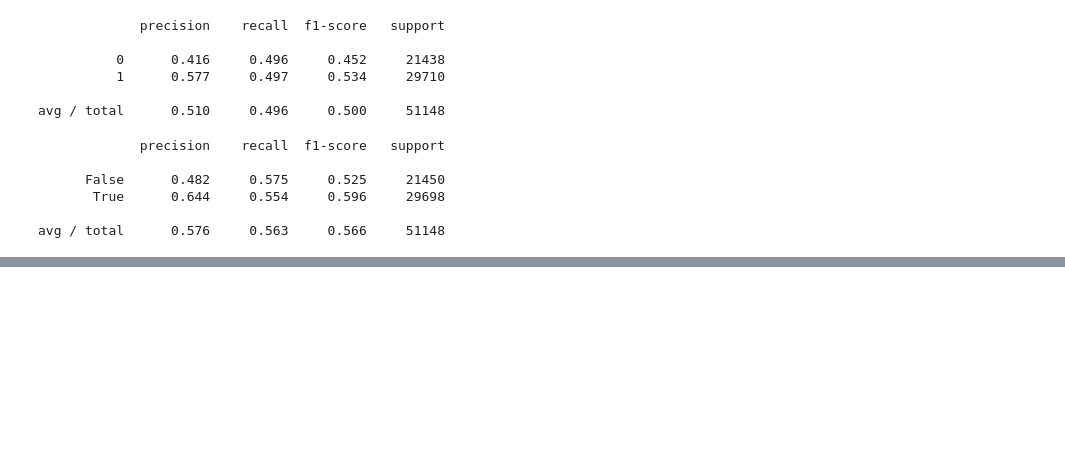
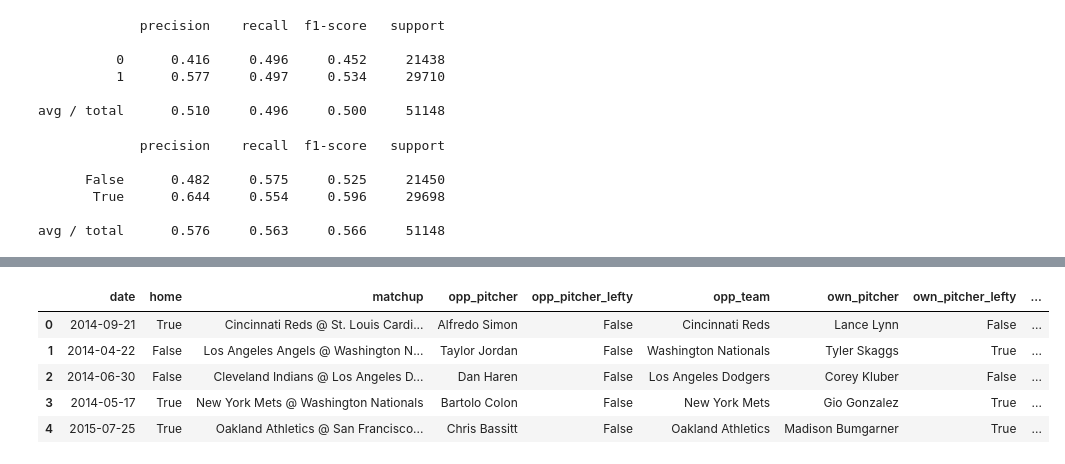
Before and after one commit to spelkey1/bts, a Jupyter notebook: analysis_main.ipynb, the cells around one changed output, grey strips where cells are left out. Saved outputs shown, nothing was run; the diff lists cells and outputs as text; code cells hidden in the pictures; blank space fills up the shorter version.

```diff
--- a/analysis_main.ipynb
+++ b/analysis_main.ipynb
@@ -310,0 +396,9 @@ df.to_csv('data/analysis_2_.csv', index = False)
+# %%
+df.head()
+# %% [output]
+|  | date | home | matchup | opp_pitcher | opp_pitcher_lefty | opp_team | own_pitcher | own_pitcher_lefty | ... |
+| 0 | 2014-09-21 | True | Cincinnati Reds @ St. Louis Cardi... | Alfredo Simon | False | Cincinnati Reds | Lance Lynn | False | ... |
+| 1 | 2014-04-22 | False | Los Angeles Angels @ Washington N... | Taylor Jordan | False | Washington Nationals | Tyler Skaggs | True | ... |
+| 2 | 2014-06-30 | False | Cleveland Indians @ Los Angeles D... | Dan Haren | False | Los Angeles Dodgers | Corey Kluber | False | ... |
+| 3 | 2014-05-17 | True | New York Mets @ Washington Nationals | Bartolo Colon | False | New York Mets | Gio Gonzalez | True | ... |
+| 4 | 2015-07-25 | True | Oakland Athletics @ San Francisco... | Chris Bassitt | False | Oakland Athletics | Madison Bumgarner | True | ... |
```
Also changed, not shown: parts of 10 cells of this notebook.
